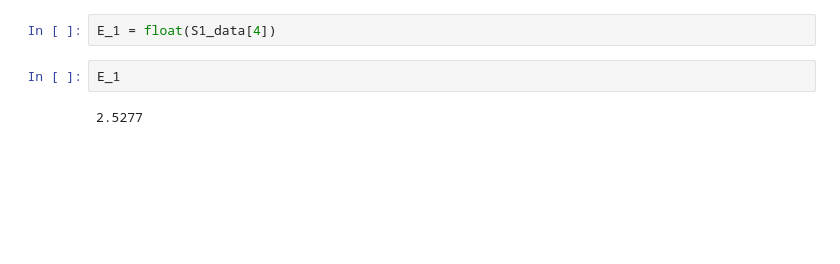
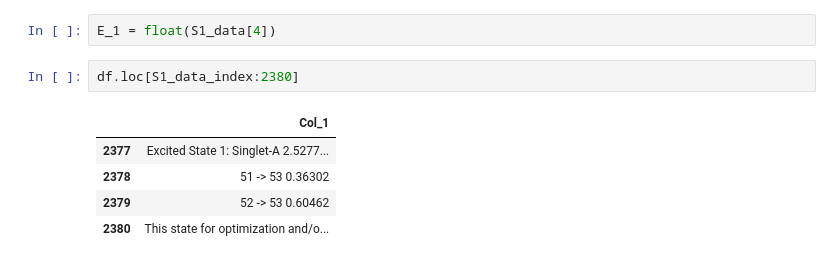
Before and after one commit to ryo0504/hjlab-ONIOM-excitedstate, a Jupyter notebook: src/energy_summary.ipynb, the cells around one changed output. Cells and saved outputs as stored; diff of their text form; blank space fills up the shorter version.

```diff
--- a/src/energy_summary.ipynb
+++ b/src/energy_summary.ipynb
@@ -98,6 +128,10 @@ f_1 = float(S1_data[-2].split('f=')[-1])
 # %%
 E_1 = float(S1_data[4])
 # %%
-E_1
+df.loc[S1_data_index:2380]
 # %% [output]
-2.5277
+|  | Col_1 |
+| 2377 | Excited State 1: Singlet-A 2.5277... |
+| 2378 | 51 -> 53 0.36302 |
+| 2379 | 52 -> 53 0.60462 |
+| 2380 | This state for optimization and/o... |
```
Also changed, not shown: parts of 19 cells of this notebook.
